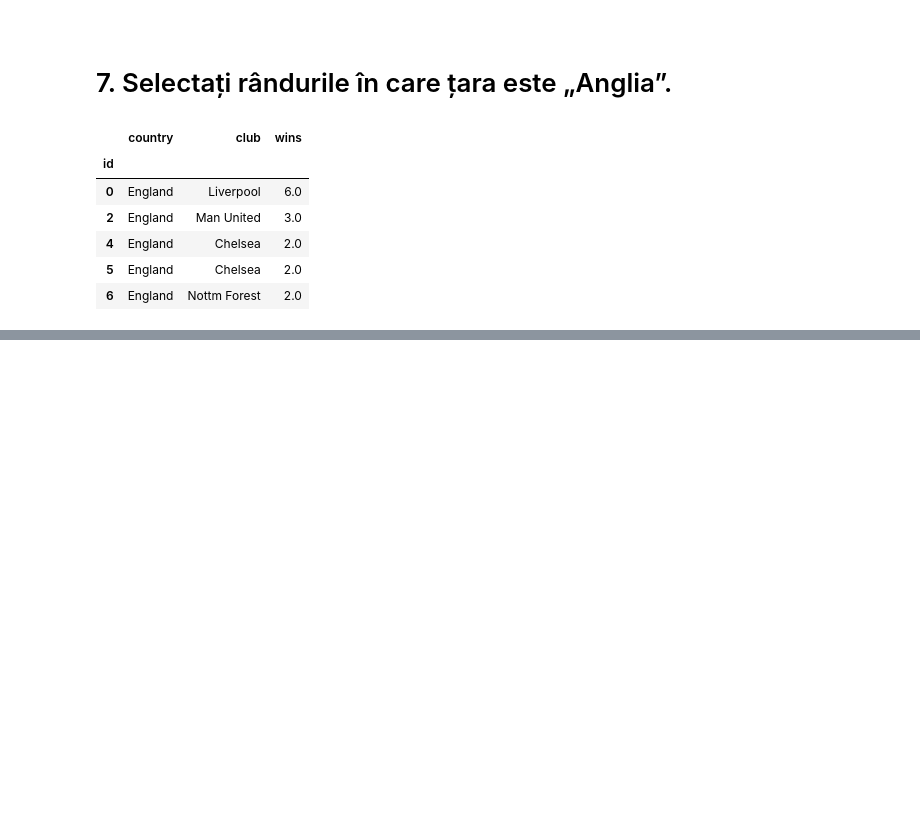
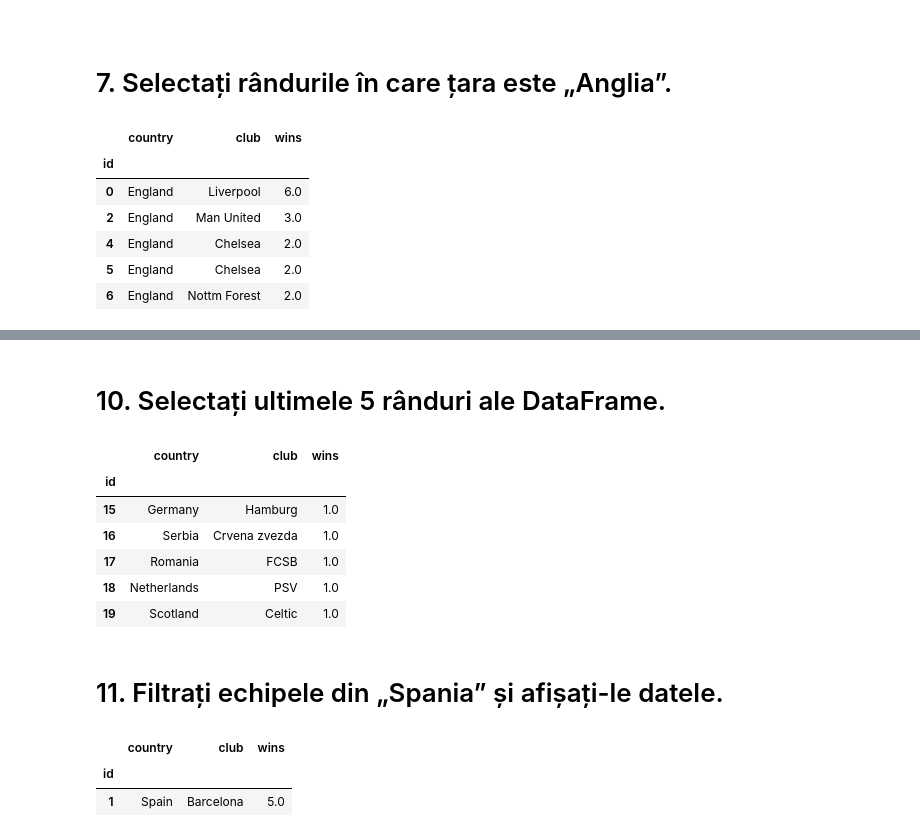
Before and after one commit to sojog/ADR-Fundamente-in-analiza-datelor-cu-Python, a Jupyter notebook: Ziua_2/23.pandas_ucl.ipynb, the cells around one changed output, grey strips where cells are left out. Saved outputs shown, nothing was run; the diff lists cells and outputs as text; code cells hidden in the pictures; blank space fills up the shorter version.

```diff
--- a/Ziua_2/23.pandas_ucl.ipynb
+++ b/Ziua_2/23.pandas_ucl.ipynb
@@ -190,0 +219,20 @@ df[df["country"] == "England"].head()
+# %% [markdown]
+# 10. Selectați ultimele 5 rânduri ale DataFrame.
+# %%
+df.tail(5)
+# %% [output]
+|  | country | club | wins |
+| id |  |  |  |
+| 15 | Germany | Hamburg | 1.0 |
+| 16 | Serbia | Crvena zvezda | 1.0 |
+| 17 | Romania | FCSB | 1.0 |
+| 18 | Netherlands | PSV | 1.0 |
+| 19 | Scotland | Celtic | 1.0 |
+# %% [markdown]
+# 11. Filtrați echipele din „Spania” și afișați-le datele.
+# %%
+df[df["country"] == "Spain"]
+# %% [output]
+|  | country | club | wins |
+| id |  |  |  |
+| 1 | Spain | Barcelona | 5.0 |
```
Also changed, not shown: parts of 14 cells of this notebook.
